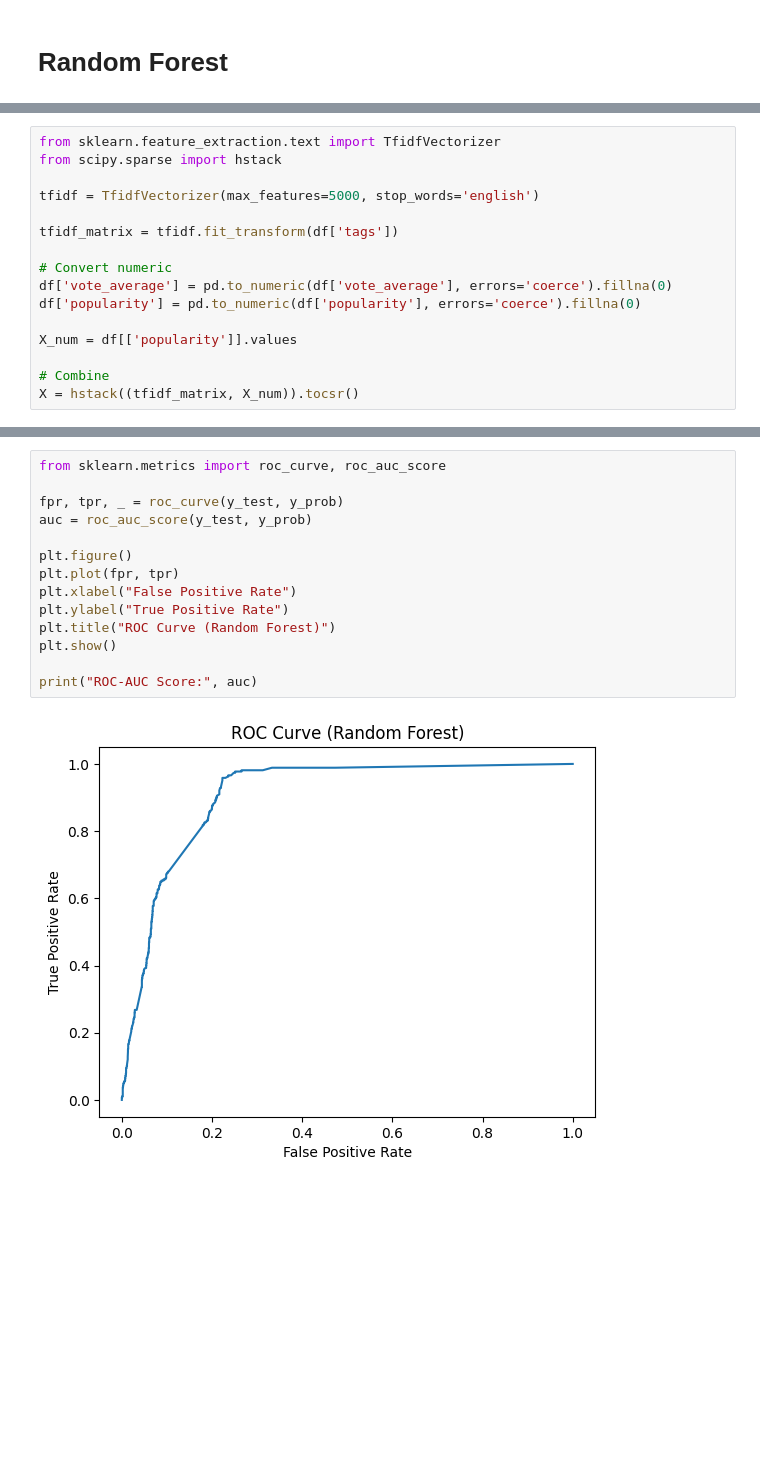
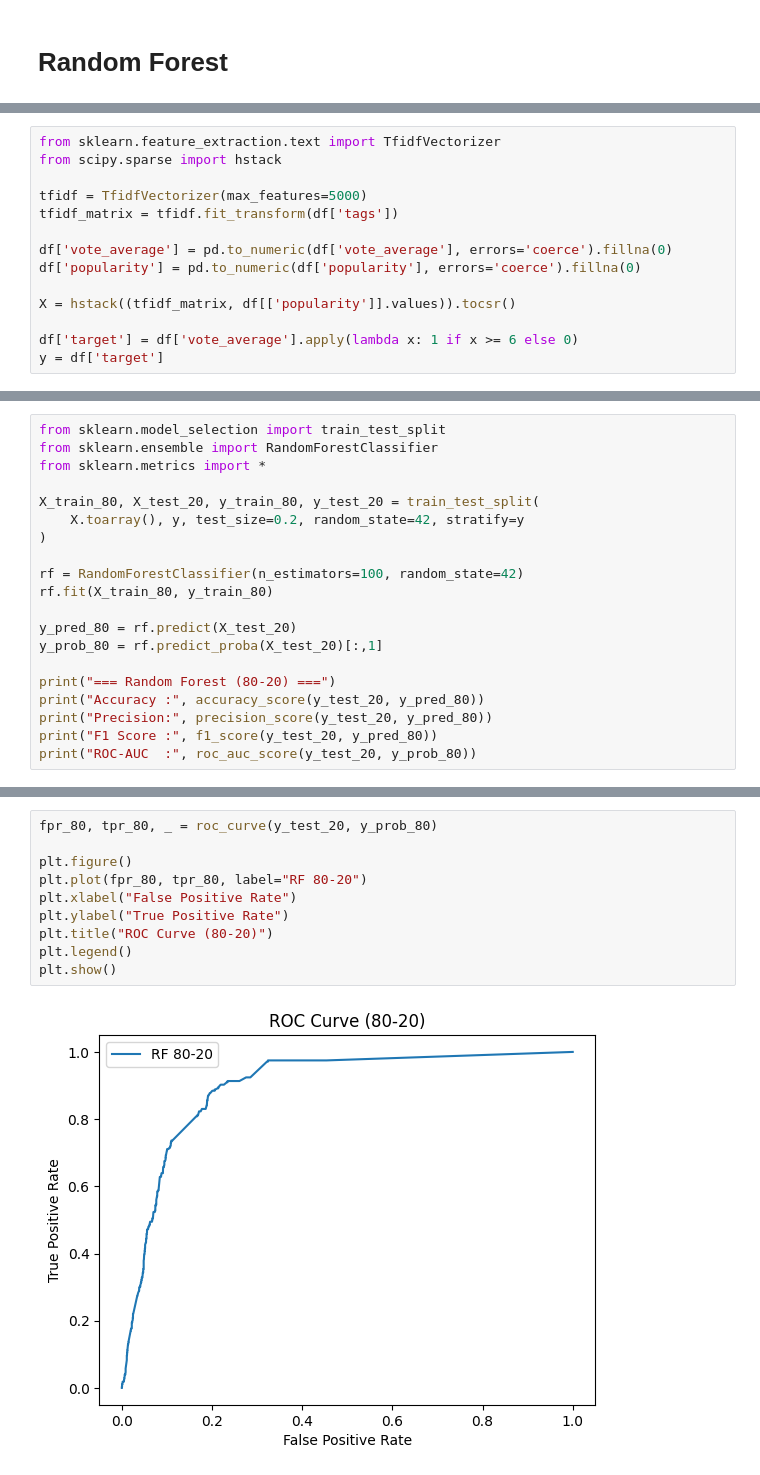
Before and after one commit to MehulShukla-git/Movie_Recommendation_System, a Jupyter notebook: Random_Forest.ipynb, the cells around one changed output, grey strips where cells are left out. Saved outputs shown, nothing was run; the diff lists cells and outputs as text; blank space fills up the shorter version.

```diff
--- a/Random_Forest.ipynb
+++ b/Random_Forest.ipynb
@@ -99,15 +71,13 @@ df['tags'] = df['tags'].apply(preprocess_text)
 from sklearn.feature_extraction.text import TfidfVectorizer
 from scipy.sparse import hstack
 
-tfidf = TfidfVectorizer(max_features=5000, stop_words='english')
-
+tfidf = TfidfVectorizer(max_features=5000)
 tfidf_matrix = tfidf.fit_transform(df['tags'])
 
-# Convert numeric
 df['vote_average'] = pd.to_numeric(df['vote_average'], errors='coerce').fillna(0)
 df['popularity'] = pd.to_numeric(df['popularity'], errors='coerce').fillna(0)
 
-X_num = df[['popularity']].values
+X = hstack((tfidf_matrix, df[['popularity']].values)).tocsr()
 
-# Combine
-X = hstack((tfidf_matrix, X_num)).tocsr()
+df['target'] = df['vote_average'].apply(lambda x: 1 if x >= 6 else 0)
+y = df['target']
@@ -165,0 +84,20 @@ plt.show()
+# %%
+from sklearn.model_selection import train_test_split
+from sklearn.ensemble import RandomForestClassifier
+from sklearn.metrics import *
+
+X_train_80, X_test_20, y_train_80, y_test_20 = train_test_split(
+    X.toarray(), y, test_size=0.2, random_state=42, stratify=y
+)
+
+rf = RandomForestClassifier(n_estimators=100, random_state=42)
+rf.fit(X_train_80, y_train_80)
+
+y_pred_80 = rf.predict(X_test_20)
+y_prob_80 = rf.predict_proba(X_test_20)[:,1]
+
+print("=== Random Forest (80-20) ===")
+print("Accuracy :", accuracy_score(y_test_20, y_pred_80))
+print("Precision:", precision_score(y_test_20, y_pred_80))
+print("F1 Score :", f1_score(y_test_20, y_pred_80))
+print("ROC-AUC  :", roc_auc_score(y_test_20, y_prob_80))
@@ -166,16 +110,12 @@ plt.show()
 # %%
-from sklearn.metrics import roc_curve, roc_auc_score
-
-fpr, tpr, _ = roc_curve(y_test, y_prob)
-auc = roc_auc_score(y_test, y_prob)
+fpr_80, tpr_80, _ = roc_curve(y_test_20, y_prob_80)
 
 plt.figure()
-plt.plot(fpr, tpr)
+plt.plot(fpr_80, tpr_80, label="RF 80-20")
 plt.xlabel("False Positive Rate")
 plt.ylabel("True Positive Rate")
-plt.title("ROC Curve (Random Forest)")
+plt.title("ROC Curve (80-20)")
+plt.legend()
 plt.show()
-
-print("ROC-AUC Score:", auc)
 # %% [output]
-[figure, old version]
+[figure, new version]
```
Also changed, not shown: parts of 23 cells of this notebook.
